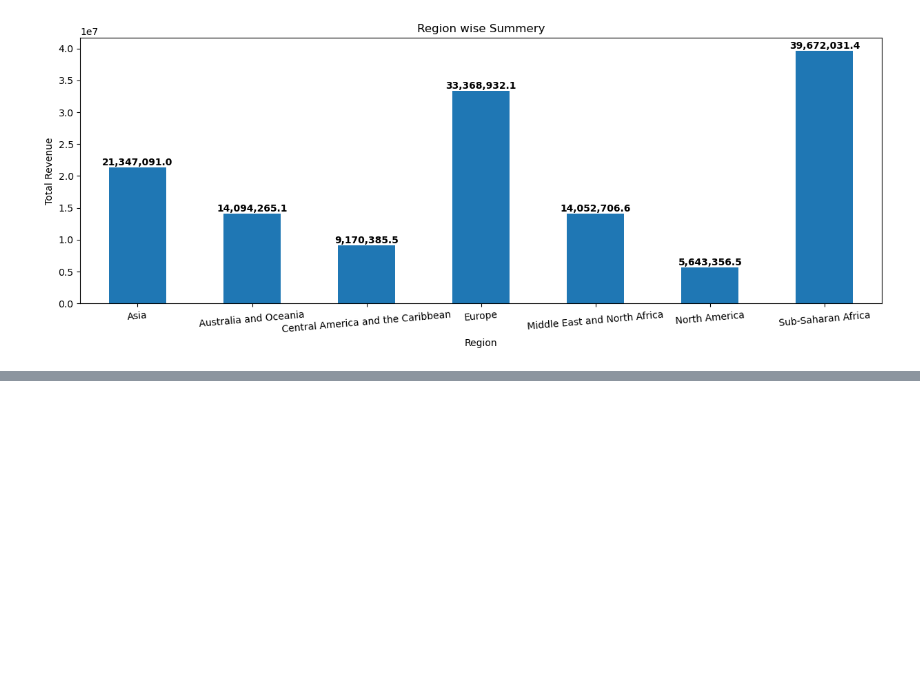
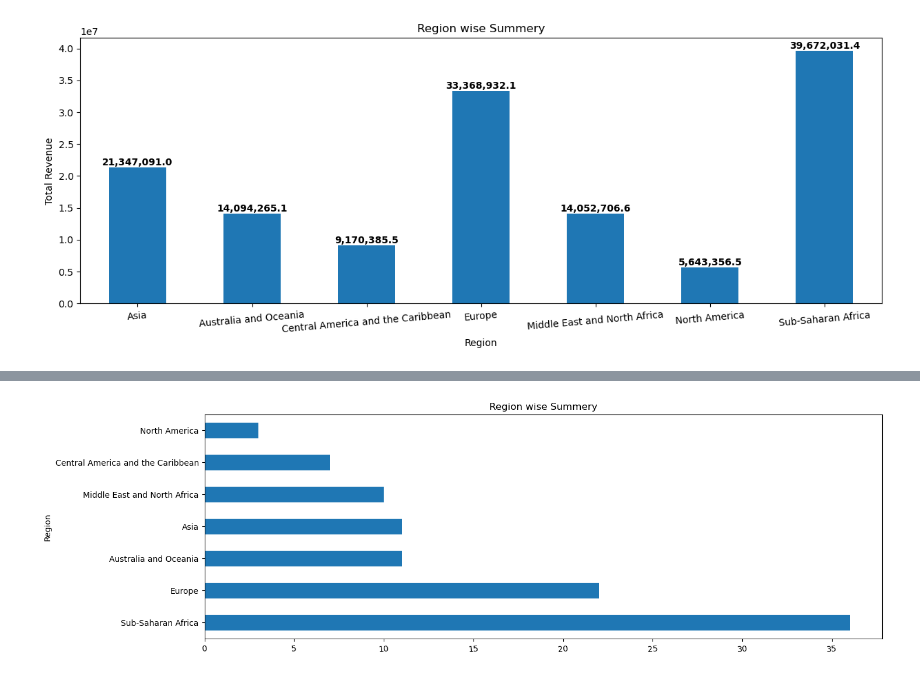
Before and after one commit to amaan-igs/Data-Analytics, a Jupyter notebook: Matplot-Visualization.ipynb, the cells around one changed output, grey strips where cells are left out. Cells and saved outputs as stored; diff of their text form; code cells hidden in the pictures; blank space fills up the shorter version.

```diff
--- a/Matplot-Visualization.ipynb
+++ b/Matplot-Visualization.ipynb
@@ -67,0 +85,19 @@ for i, j in enumerate(sbr.values):
+# %%
+plt.figure(figsize = (15,5))
+plt.title('Region wise Summery')
+plt.xlabel('Region')
+plt.ylabel('Count')
+ax = cbr.plot(x='Region', y='Count', kind="barh", legend=False, style='r--')
+
+plt.xticks(rotation=5, ha='center')
+
+# Adding data labels
+for i, j in enumerate(sbr):
+    ax.annotate(format(j, ',.1f'),
+                (j, i),
+                ha='left', va='center',
+                xytext= (5,0),
+                textcoords='offset points')
+plt.show()
+# %% [output]
+[figure, added]
```
Also changed, not shown: parts of 1 cell of this notebook, 9 other files.
